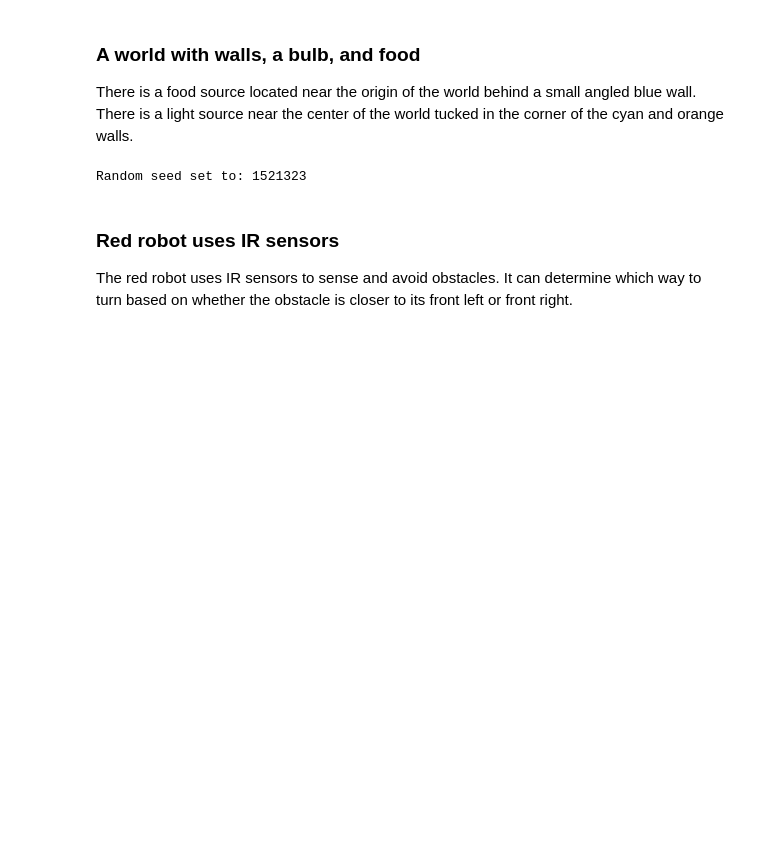
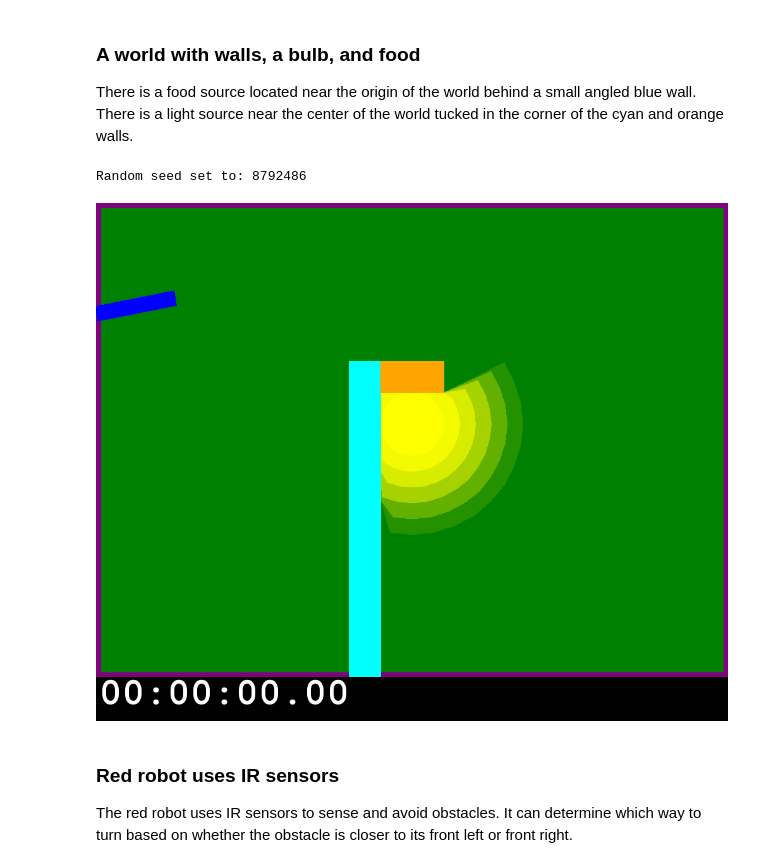
Before and after one commit to ArtificialIntelligenceToolkit/aitk, a Jupyter notebook: notebooks/Robotics/DemoRobots.ipynb, the cells around one changed output. Drawn from its saved outputs; the diff is of its cells as text; code cells hidden in the pictures; blank space fills up the shorter version.

Commit message:
New images for notebooks

```diff
--- a/notebooks/Robotics/DemoRobots.ipynb
+++ b/notebooks/Robotics/DemoRobots.ipynb
@@ -17,12 +17,14 @@ There is a food source located near the origin of the world behind a small angle
 # %%
 world = World(width=200, height=150, scale=5.0)
 world.add_wall("cyan", 80, 50, 90, 150)
 world.add_wall("orange", 90, 50, 110, 60)
 world.add_wall("blue", 0, 35, 25, 30, box=False)
 world.add_bulb("yellow", 100, 70, 0, 75.0)
 world.add_food(15, 10, 50)
+world
 # %% [output]
-Random seed set to: 1521323
+Random seed set to: 8792486
+[figure, added]
 # %% [markdown]
 ### Red robot uses IR sensors
 
```
Also changed, not shown: parts of 7 cells of this notebook.
